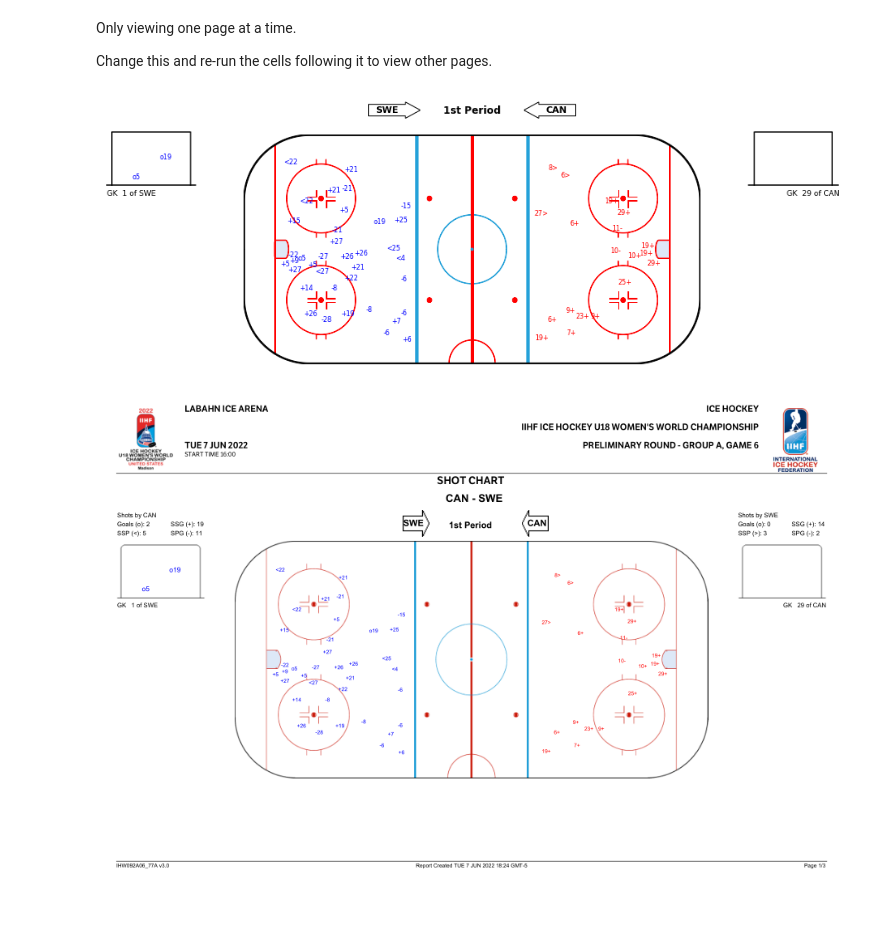
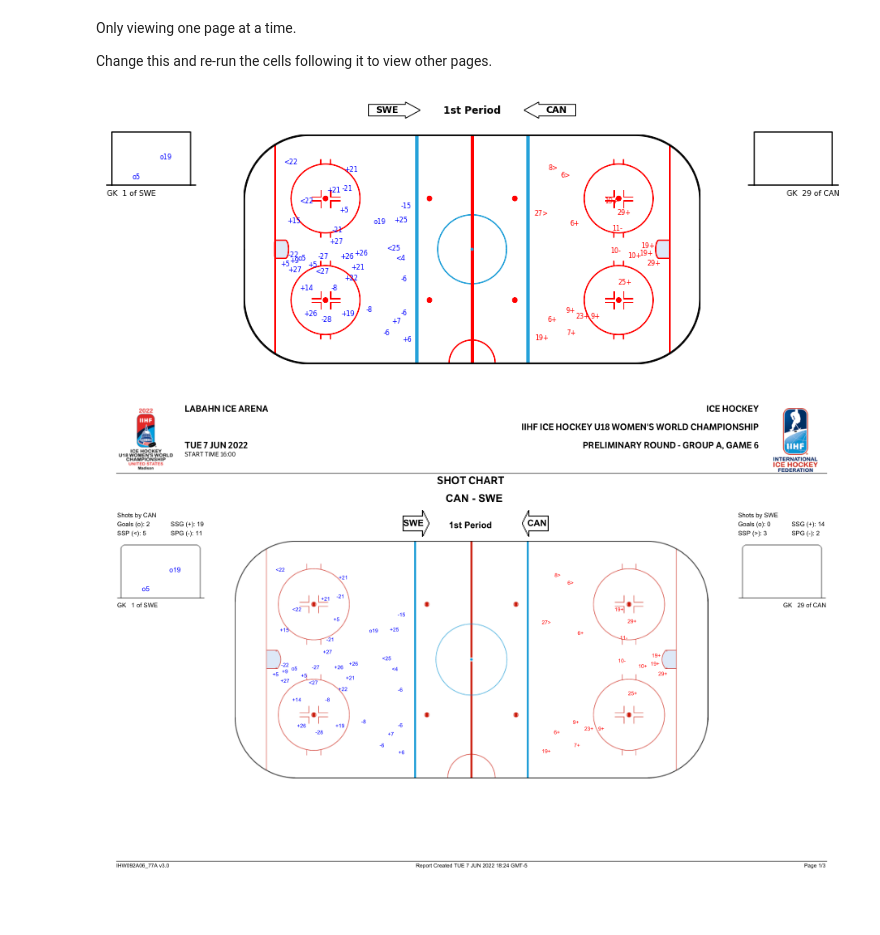
Before and after one commit to the-bucketless/iihf, a Jupyter notebook: iihf_shot_charts.ipynb, the cells around one changed output. Cells and saved outputs as stored; diff of their text form; code cells hidden in the pictures.

```diff
--- a/iihf_shot_charts.ipynb
+++ b/iihf_shot_charts.ipynb
@@ -201,7 +203,7 @@ def get_shots(drawings, bounding_rect, is_goal=False):
 
     Values in the list are tuples of:
         - direction of the shot ("left" or "right")
-        - coordinate of the shot (as a tuple)
+        - coordinate of the shot (as a numpy array)
         - shot type ("Goal", "Shot", "Miss", "Block")
         - jersey number of the player who took the shot
     """
@@ -247,9 +249,14 @@ def goalie_team_ocr(net_rect):
     # if this works, goalie will be "GK {#} of {TEAM}"
     clip = [x1, y1, x2, y2]
     img = page_to_pil(page, clip=clip)
-    goalie = str(((pytesseract.image_to_string(img))))
+    goalie = str(((pytesseract.image_to_string(img)))).strip()
 
-    goalie_details = goalie.split(" ")
+    # use jersey number of -1 to denote empty net goals
+    if goalie == "ENG":
+        return -1, None
+
+    goalie = goalie.replace("0f", " of")
+    goalie_details = [x for x in goalie.split(" ") if x != ""]
 
     try:
         jersey_number = goalie_details[1]
@@ -319,7 +326,9 @@ for page_no, page in enumerate(pdf):
             jersey_number, team = goalie_team_ocr(net_rect)
 
             nets[direction].append((jersey_number, net_rect))
-            teams[period][shooting_direction] = team
+            # avoid replacing team in case of empty net
+            if teams[period][shooting_direction] is None:
+                teams[period][shooting_direction] = team
             goalies[period][direction].append(jersey_number)
 
     # wait until both teams are found to look for goals and shots
@@ -384,6 +393,7 @@ rink = Rink(
     boards={"length": 197, "width": 98.4, "thickness": 0.5},
     nzone={"length": 47},
     goal_line={"x": 85.48},
+    faceoff_circle={"x": 63.48},
     trapezoid={"visible": False},
     net={"visible": False},
     blue_line={"color": light_blue},
@@ -477,35 +487,39 @@ title_ax.axis("off")
 # the nets on either side
 for direction, goalie_x, team, color in zip(
     ("left", "right"), (-0.4, 2.5), (right_team, left_team), ("blue", "red")
 ):
     for i in range(2):
         net_axs[direction][i].axis("off")
 
     for i, goalie in enumerate(goalies[period][direction]):
         ax = net_axs[direction][i]
 
         ax.plot([0, 0, 6, 6], [0, 4, 4, 0], color="black")
         ax.plot([-0.4, 6.4], [0, 0], color="black")
 
-        ax.text(goalie_x, -0.8, f"GK  {goalie} of {team}", fontsize=9)
+        if goalie == -1:
+            empty_net_x = 5 if goalie_x == 2.5 else goalie_x
+            ax.text(empty_net_x, -0.8, "ENG", fontsize=9)
+        else:
+            ax.text(goalie_x, -0.8, f"GK  {goalie} of {team}", fontsize=9)
 
         plot_goals = goals_df.loc[
             (goals_df.Period == period)
             & (goals_df.Opponent == team)
             & (goals_df.Goalie == goalie)
         ]
         for row in plot_goals.itertuples():
             txt = f"o{row.Shooter}"
 
             ax.annotate(txt, (row.X, row.Y),
                         c=color, fontsize=8, zorder=101,
                         ha="left", va="center",
             )
 
 
 fig.set_facecolor("white")
 # %% [output]
-[figure, old version]
+[figure, new version]
 # %%
 page = pdf.load_page(period - 1)
 page_to_pil(page, 1.1)
```
Also changed, not shown: parts of 2 cells of this notebook.
